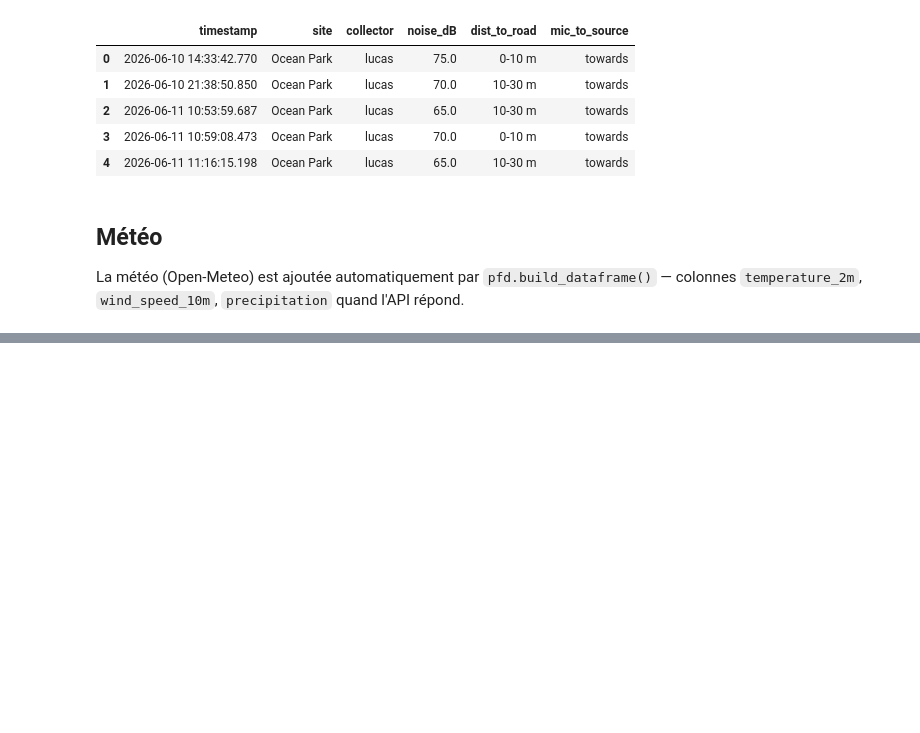
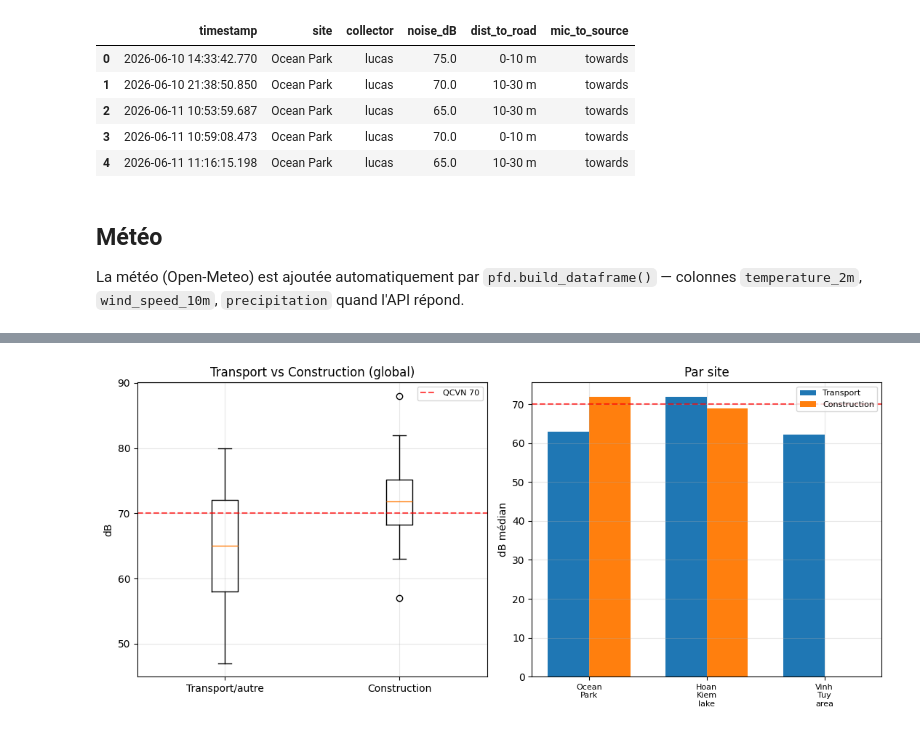
Before and after one commit to Colauz/noise-modelling-hanoi, a Jupyter notebook: notebooks/07_hanoi_field_data.ipynb, the cells around one changed output, grey strips where cells are left out. Cells and saved outputs as stored; diff of their text form; code cells hidden in the pictures; blank space fills up the shorter version.

```diff
--- a/notebooks/07_hanoi_field_data.ipynb
+++ b/notebooks/07_hanoi_field_data.ipynb
@@ -97,29 +76,19 @@ Prochaine étape : notebook 08 (transfer learning + carte de bruit)
 # %%
-# Carte des points de mesure (fond OpenStreetMap)
-import folium
-
-m = folium.Map(location=[df.latitude.mean(), df.longitude.mean()],
-               zoom_start=16, tiles='OpenStreetMap')
-
-def color(db):
-    return 'green' if db < 60 else 'orange' if db < 70 else 'red' if db < 80 else 'darkred'
-
-for _, r in df.iterrows():
-    folium.CircleMarker(
-        [r.latitude, r.longitude], radius=7,
-        color=color(r.noise_dB), fill=True, fill_opacity=0.9,
-        popup=f"{r.noise_dB:.0f} dB — {r['class']}<br>{r.timestamp:%d/%m %H:%M} — {r.collector}",
-        tooltip=f'{r.noise_dB:.0f} dB',
-    ).add_to(m)
-
-legend = '''<div style="position:fixed;bottom:20px;left:20px;z-index:9999;background:white;
-padding:10px;border:1px solid #888;border-radius:6px;font-size:13px">
-<b>Mesures terrain (n=%d)</b><br>
-<span style="color:green">&#9679;</span> &lt; 60 dB &nbsp;
-<span style="color:orange">&#9679;</span> 60-70 &nbsp;
-<span style="color:red">&#9679;</span> 70-80 &nbsp;
-<span style="color:darkred">&#9679;</span> &gt; 80</div>''' % len(df)
-m.get_root().html.add_child(folium.Element(legend))
-m.save('../outputs/maps/hanoi_field_points.html')
-m
+# === Tâche 2 : transport vs construction (côte à côte) ===
+df['is_constr'] = df['class'].astype(str).str.contains('construction', case=False)
+fig, (a1, a2) = plt.subplots(1, 2, figsize=(11, 5))
+data = [df[~df.is_constr].noise_dB.dropna(), df[df.is_constr].noise_dB.dropna()]
+a1.boxplot(data, labels=['Transport/autre', 'Construction'])
+a1.axhline(QCVN_D, ls='--', c='red', alpha=.7, label='QCVN 70'); a1.set_ylabel('dB')
+a1.set_title('Transport vs Construction (global)'); a1.legend(fontsize=8); a1.grid(alpha=.3)
+sites = df.site.unique(); w = .35
+for i, s in enumerate(sites):
+    sub = df[df.site == s]
+    a2.bar(i-w/2, sub[~sub.is_constr].noise_dB.median(), w, color='#1f77b4', label='Transport' if i == 0 else '')
+    cv = sub[sub.is_constr].noise_dB.median()
+    a2.bar(i+w/2, 0 if np.isnan(cv) else cv, w, color='#ff7f0e', label='Construction' if i == 0 else '')
+a2.axhline(QCVN_D, ls='--', c='red', alpha=.7); a2.set_xticks(range(len(sites)))
+a2.set_xticklabels([s.replace(' ', chr(10)) for s in sites], fontsize=8)
+a2.set_ylabel('dB médian'); a2.set_title('Par site'); a2.legend(fontsize=8); a2.grid(alpha=.3)
+plt.tight_layout(); plt.savefig('../outputs/maps/analyse_3_type.png', dpi=130); plt.show()
 # %% [output]
@@ -126,0 +95 @@ m
+[figure, added]
```
Also changed, not shown: parts of 9 cells of this notebook, 11 other files.
